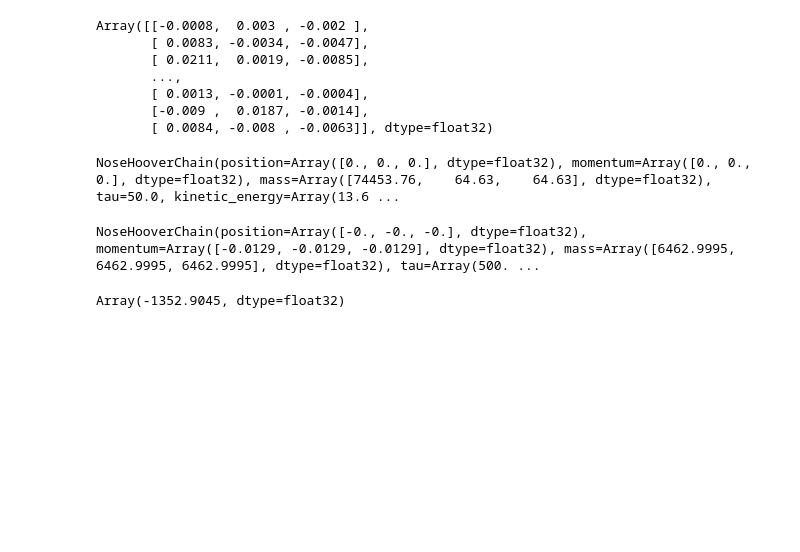
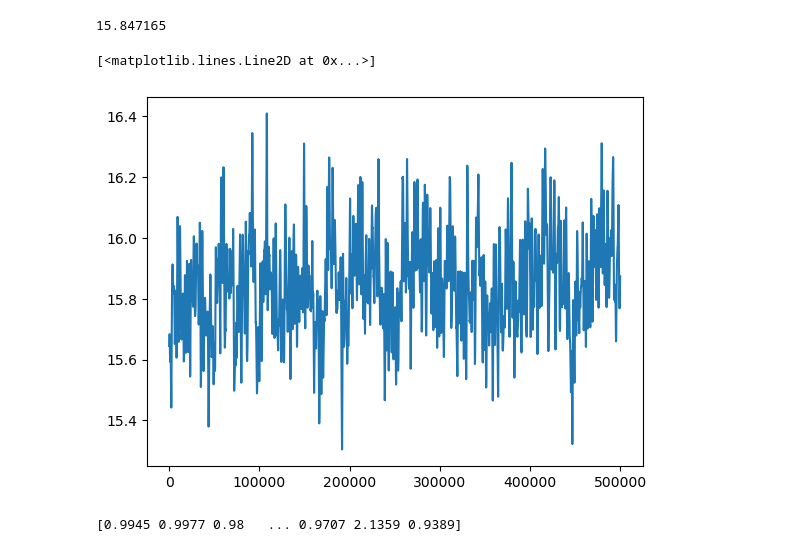
Before and after one commit to SparkyTruck/deepmd-jax, a Jupyter notebook: examples/tutorial.ipynb, the cells around one changed output. Drawn from its saved outputs; the diff is of its cells as text; code cells hidden in the pictures; blank space fills up the shorter version.

```diff
--- a/examples/tutorial.ipynb
+++ b/examples/tutorial.ipynb
@@ -91,3 +34,0 @@ Array([[-0.0008,  0.003 , -0.002 ],
-# %%
-trajectory = sim.run(10)
-sim.getPressure(), sim._state.box_momentum
@@ -125,22 +34,0 @@ Array([[0.8153, 0.1035, 0.2032],
-# %%
-sim._state.velocity
-# %% [output]
-Array([[-0.0008,  0.003 , -0.002 ],
-       [ 0.0083, -0.0034, -0.0047],
-       [ 0.0211,  0.0019, -0.0085],
-       ...,
-       [ 0.0013, -0.0001, -0.0004],
-       [-0.009 ,  0.0187, -0.0014],
-       [ 0.0084, -0.008 , -0.0063]], dtype=float32)
-# %%
-sim._state
-# %% [output]
-NoseHooverChain(position=Array([0., 0., 0.], dtype=float32), momentum=Array([0., 0., 0.], dtype=float32), mass=Array([74453.76,    64.63,    64.63], dtype=float32), tau=50.0, kinetic_energy=Array(13.6 ...
-# %%
-sim._state.barostat
-# %% [output]
-NoseHooverChain(position=Array([-0., -0., -0.], dtype=float32), momentum=Array([-0.0129, -0.0129, -0.0129], dtype=float32), mass=Array([6462.9995, 6462.9995, 6462.9995], dtype=float32), tau=Array(500. ...
-# %%
-sim.getPressure()
-# %% [output]
-Array(-1352.9045, dtype=float32)
@@ -146,0 +38,8 @@ Array(-1352.9045, dtype=float32)
+# %%
+import matplotlib.pyplot as plt
+print(trajectory['box'][:,0].mean())
+plt.plot(trajectory['box'][:,0])
+# %% [output]
+15.847165
+[<matplotlib.lines.Line2D at 0x...>]
+[figure, added]
@@ -146,0 +85,11 @@ Array(-1352.9045, dtype=float32)
+# %%
+O = pos[::3]
+H1 = pos[1::3]
+H2 = pos[2::3]
+dOH1 = np.linalg.norm((O - H1 + box[0]/6) % (box[0]/3) - box[0]/6, axis=1)
+dOH2 = np.linalg.norm((O - H2 + box[0]/6) % (box[0]/3) - box[0]/6, axis=1)
+# dOH1 = np.linalg.norm((O - H1 + box[0]/2) % box[0] - box[0]/2, axis=1)
+# dOH2 = np.linalg.norm((O - H2 + box[0]/2) % box[0] - box[0]/2, axis=1)
+print(dOH1)
+# %% [output]
+[0.9945 0.9977 0.98   ... 0.9707 2.1359 0.9389]
```
Also changed, not shown: parts of 30 cells of this notebook, 1 other file.
